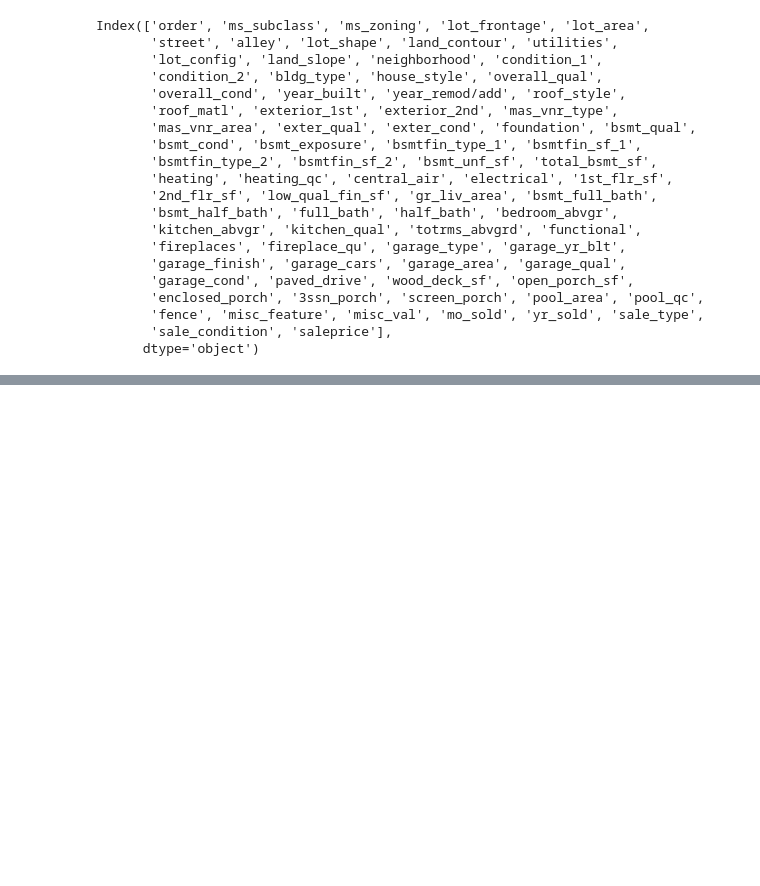
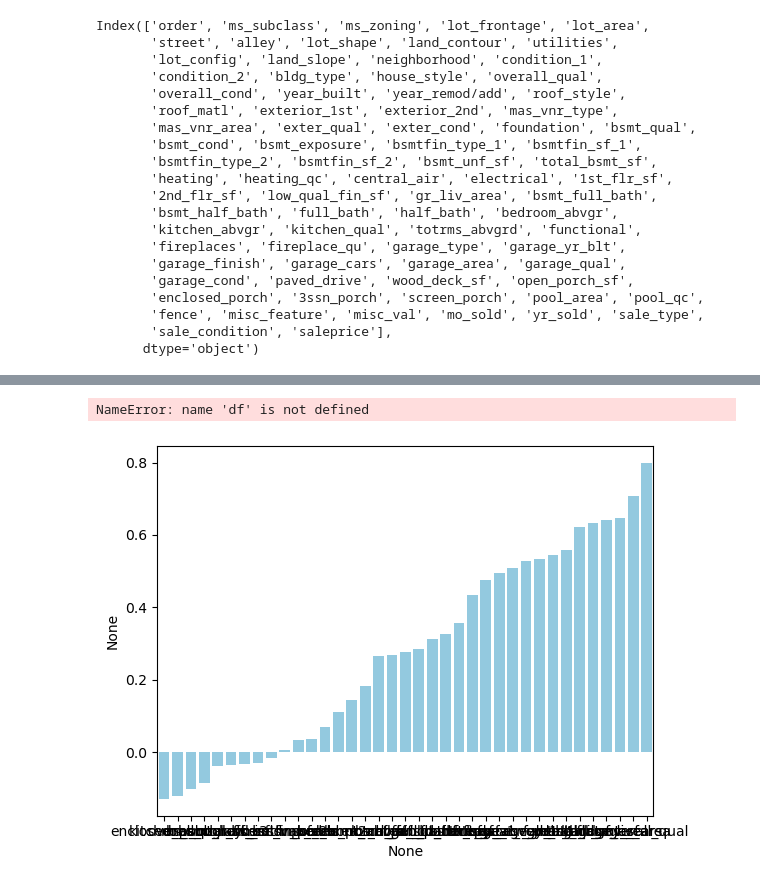
Before and after one commit to jckowalczyk/housing_data_analysis, a Jupyter notebook: scripts/ames_analysis.ipynb, the cells around one changed output, grey strips where cells are left out. Cells and saved outputs as stored; diff of their text form; code cells hidden in the pictures; blank space fills up the shorter version.

```diff
--- a/scripts/ames_analysis.ipynb
+++ b/scripts/ames_analysis.ipynb
@@ -135,0 +275,19 @@ Another thing we might want to address here is how to deal with NA variables.
+# %%
+numeric_columns = cleaned_ames_data.select_dtypes(include=['number']).columns
+
+# Calculate the correlation of numeric columns with "Neighbourhood"
+correlation_with_saleprice = cleaned_ames_data[numeric_columns].corrwith(df['saleprice']).sort_values(ascending=True)
+
+correlation_with_saleprice = correlation_with_saleprice[:-1] # the last value of this row would have been the correlation of saleprice with saleprice
+
+print(correlation_with_saleprice)
+# %% [output]
+NameError: name 'df' is not defined
+# %%
+#TODO: format graph
+
+# Create a bar plot to visualize correlations
+
+correlation_with_saleprice_plot = sns.barplot(x=correlation_with_saleprice.index, y=correlation_with_saleprice, color='skyblue')
+# %% [output]
+[figure, added]
```
Also changed, not shown: parts of 44 cells of this notebook.
